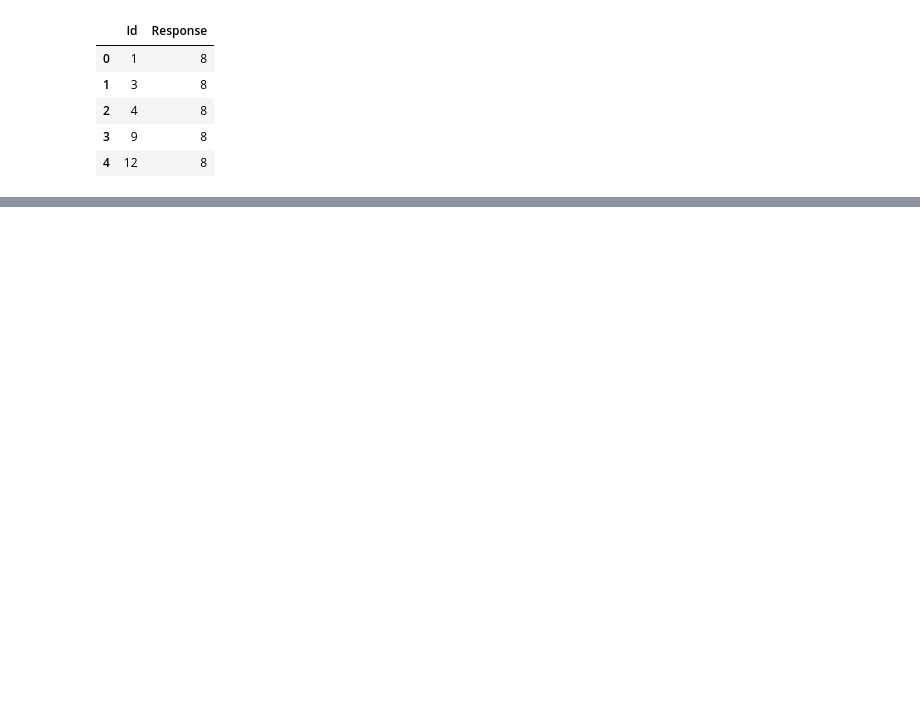
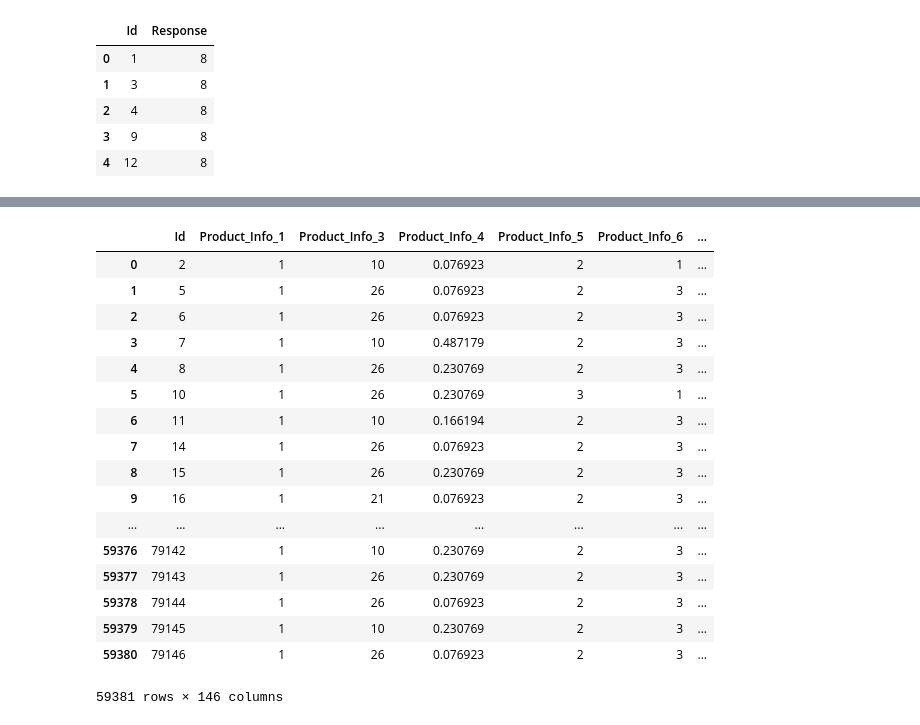
Before and after one commit to paulhendricks/kaggle-prudential-life-insurance-assessment, a Jupyter notebook: munge/04-eda.ipynb, the cells around one changed output, grey strips where cells are left out. Saved outputs shown, nothing was run; the diff lists cells and outputs as text; code cells hidden in the pictures; blank space fills up the shorter version.

```diff
--- a/munge/04-eda.ipynb
+++ b/munge/04-eda.ipynb
@@ -35,0 +49,22 @@ submission.head()
+# %%
+train = pd.get_dummies(train)
+test = pd.get_dummies(test)
+# %% [output]
+|  | Id | Product_Info_1 | Product_Info_3 | Product_Info_4 | Product_Info_5 | Product_Info_6 | ... |
+| 0 | 2 | 1 | 10 | 0.076923 | 2 | 1 | ... |
+| 1 | 5 | 1 | 26 | 0.076923 | 2 | 3 | ... |
+| 2 | 6 | 1 | 26 | 0.076923 | 2 | 3 | ... |
+| 3 | 7 | 1 | 10 | 0.487179 | 2 | 3 | ... |
+| 4 | 8 | 1 | 26 | 0.230769 | 2 | 3 | ... |
+| 5 | 10 | 1 | 26 | 0.230769 | 3 | 1 | ... |
+| 6 | 11 | 1 | 10 | 0.166194 | 2 | 3 | ... |
+| 7 | 14 | 1 | 26 | 0.076923 | 2 | 3 | ... |
+| 8 | 15 | 1 | 26 | 0.230769 | 2 | 3 | ... |
+| 9 | 16 | 1 | 21 | 0.076923 | 2 | 3 | ... |
+| ... | ... | ... | ... | ... | ... | ... | ... |
+| 59376 | 79142 | 1 | 10 | 0.230769 | 2 | 3 | ... |
+| 59377 | 79143 | 1 | 26 | 0.230769 | 2 | 3 | ... |
+| 59378 | 79144 | 1 | 26 | 0.076923 | 2 | 3 | ... |
+| 59379 | 79145 | 1 | 10 | 0.230769 | 2 | 3 | ... |
+| 59380 | 79146 | 1 | 26 | 0.076923 | 2 | 3 | ... |
+59381 rows × 146 columns
```
Also changed, not shown: parts of 4 cells of this notebook, 1 other file.
